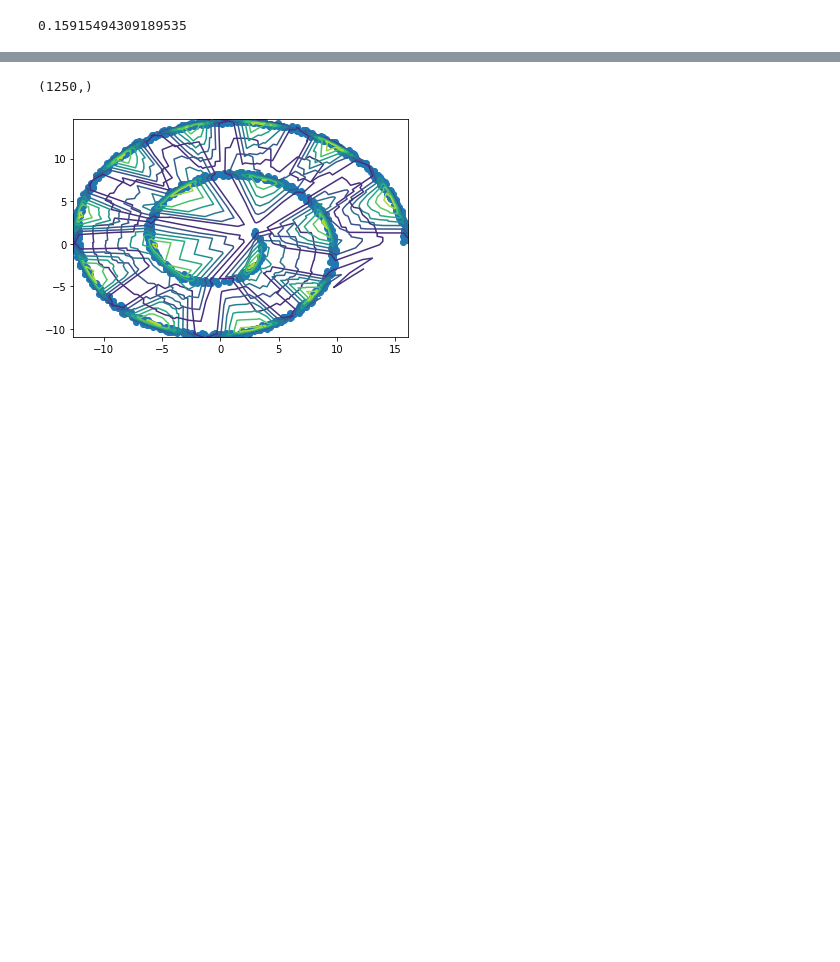
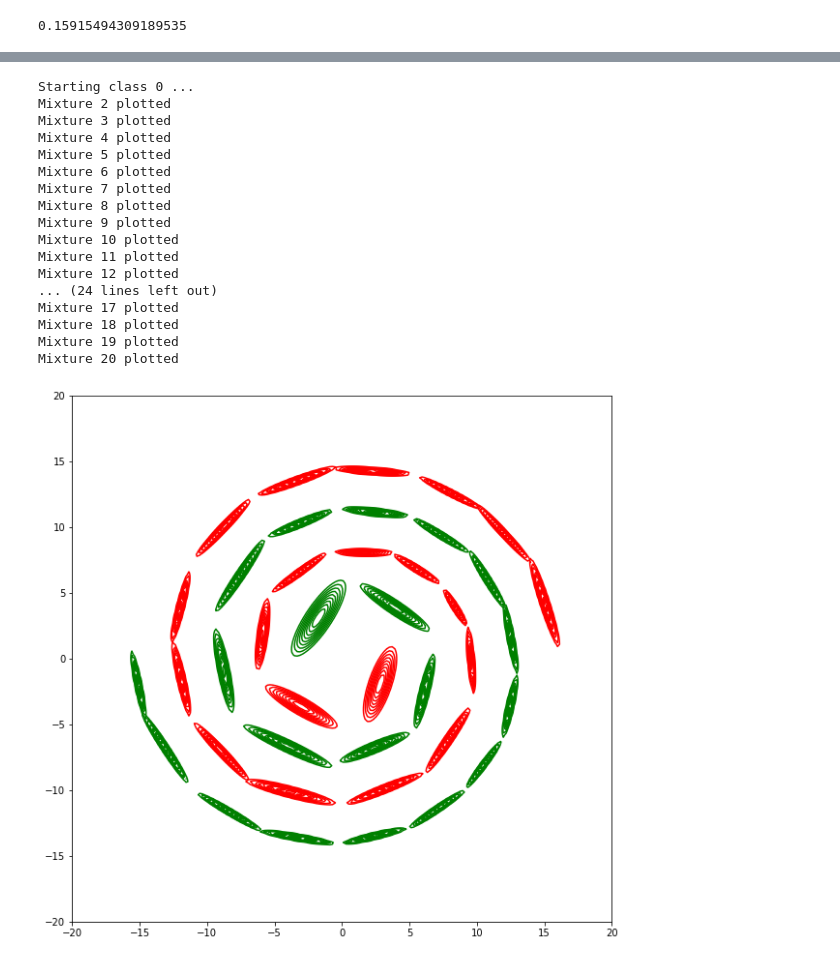
Before and after one commit to nihalgeorge01/CS5691-Submissions, a Jupyter notebook: A3/A_kmeans/A_kmeans_notebook.ipynb, the cells around one changed output, grey strips where cells are left out. Drawn from its saved outputs; the diff is of its cells as text; code cells hidden in the pictures; blank space fills up the shorter version.

Commit message:
Add contour, scale code

```diff
--- a/A3/A_kmeans/A_kmeans_notebook.ipynb
+++ b/A3/A_kmeans/A_kmeans_notebook.ipynb
@@ -299,15 +311,47 @@ plt.show()
 # %%
-mypdf = []
-for i in range(k):
-    mypdf.append(muno.pdf(train_data_classes[0,:,0:2],means_em1[i],covs_em1[i]))
+# mypdf = []
+# for i in range(k):
+#     mypdf.append(muno.pdf(train_data_classes[0,:,0:2],means_em1[i],covs_em1[i]))
-# %%
-from matplotlib.tru import Triangulation as trii
-print(mypdf[0].shape)
-for i in range(k):
-    teh = trii(train_data_classes[0,:,0],train_data_classes[0,:,1])
-    plt.tricontour(tri ,mypdf[i])
-plt.scatter(train_data_classes[0,:,0],train_data_classes[0,:,1])
-plt.show()
-# %% [output]
-(1250,)
-[figure, removed]
+# %%
+fig = plt.figure(figsize=[10,10])
+for cl in cls:
+    print(f"Starting class {cl} ...")
+    x1_pts = np.linspace(-20, 20, 200)
+    x2_pts = np.linspace(-20, 20, 200)
+    x1_mesh, x2_mesh = np.meshgrid(x1_pts, x2_pts)
+    zk_pts = np.array([muno.pdf(np.array([i,j]), means_em_d[cl][0], covs_em_d[cl][0]) for i,j in zip(np.ravel(x1_mesh), np.ravel(x2_mesh))])
+    zk_mesh = zk_pts.reshape(x1_mesh.shape)
+    lev_ct = 5
+
+    ax = fig.gca()
+    cset = ax.contour(x1_mesh, x2_mesh, zk_mesh, colors=cl_colors[cl], levels = np.linspace(np.max(zk_mesh)/4,np.max(zk_mesh), 10)) #levels = np.linspace(np.max(zk_mesh)/1.5,np.max(zk_mesh), 10)
+    for kk in range(1,k):
+        zk_pts = np.array([muno.pdf(np.array([i,j]), means_em_d[cl][kk], covs_em_d[cl][kk]) for i,j in zip(np.ravel(x1_mesh), np.ravel(x2_mesh))])
+        zk_mesh = zk_pts.reshape(x1_mesh.shape)
+
+        ax = fig.gca()
+        cset = ax.contour(x1_mesh, x2_mesh, zk_mesh, colors=cl_colors[cl], levels = np.linspace(np.max(zk_mesh)/4,np.max(zk_mesh), 10))
+        # z_pts += zk_pts
+        print(f'Mixture {kk+1} plotted')
+    # z_mesh = z_pts.reshape(x1_mesh.shape)
+
+plt.show()
+# %% [output]
+Starting class 0 ...
+Mixture 2 plotted
+Mixture 3 plotted
+Mixture 4 plotted
+Mixture 5 plotted
+Mixture 6 plotted
+Mixture 7 plotted
+Mixture 8 plotted
+Mixture 9 plotted
+Mixture 10 plotted
+Mixture 11 plotted
+Mixture 12 plotted
+... (24 lines left out)
+Mixture 17 plotted
+Mixture 18 plotted
+Mixture 19 plotted
+Mixture 20 plotted
+[figure, added]
```
Also changed, not shown: parts of 7 cells of this notebook.
